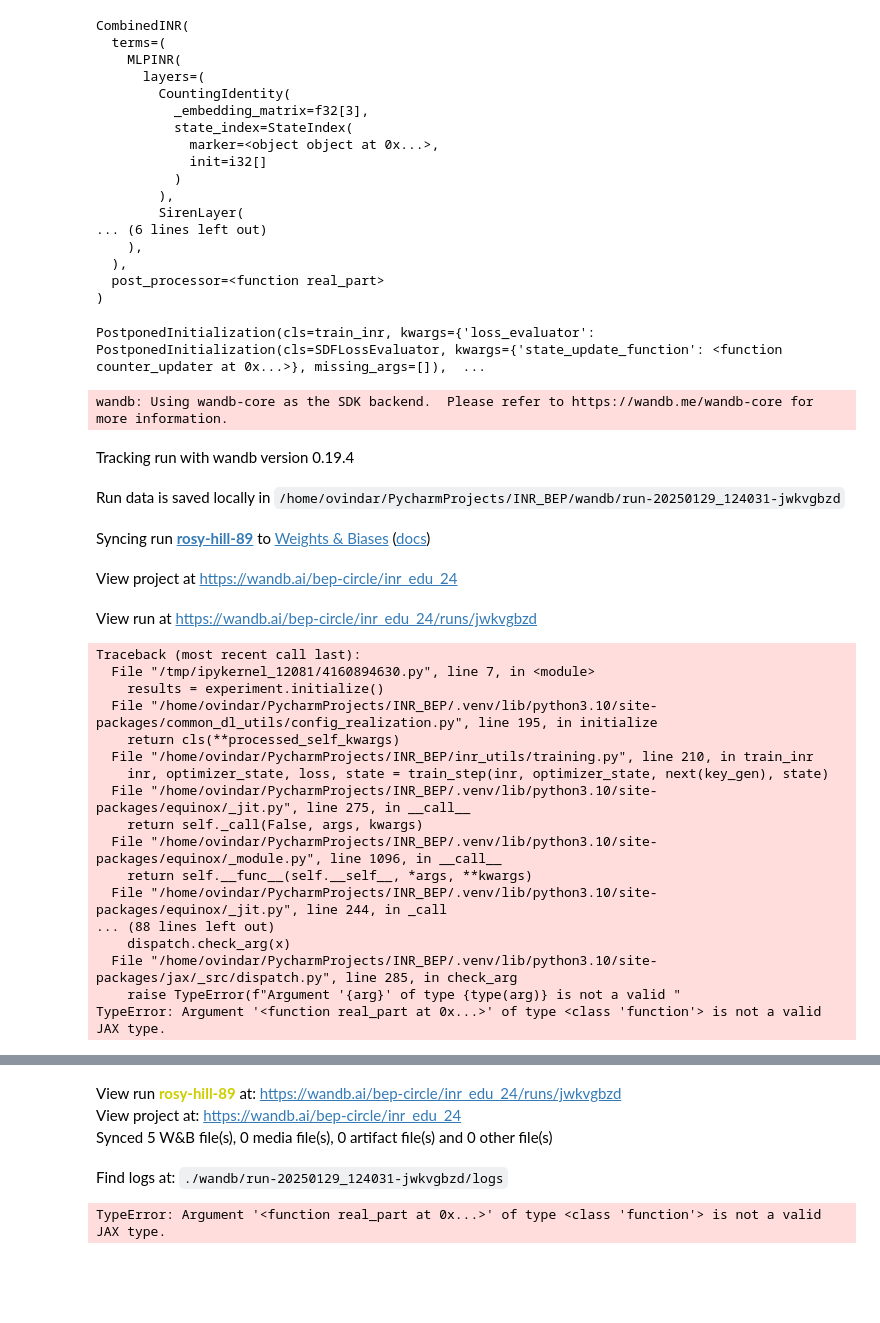
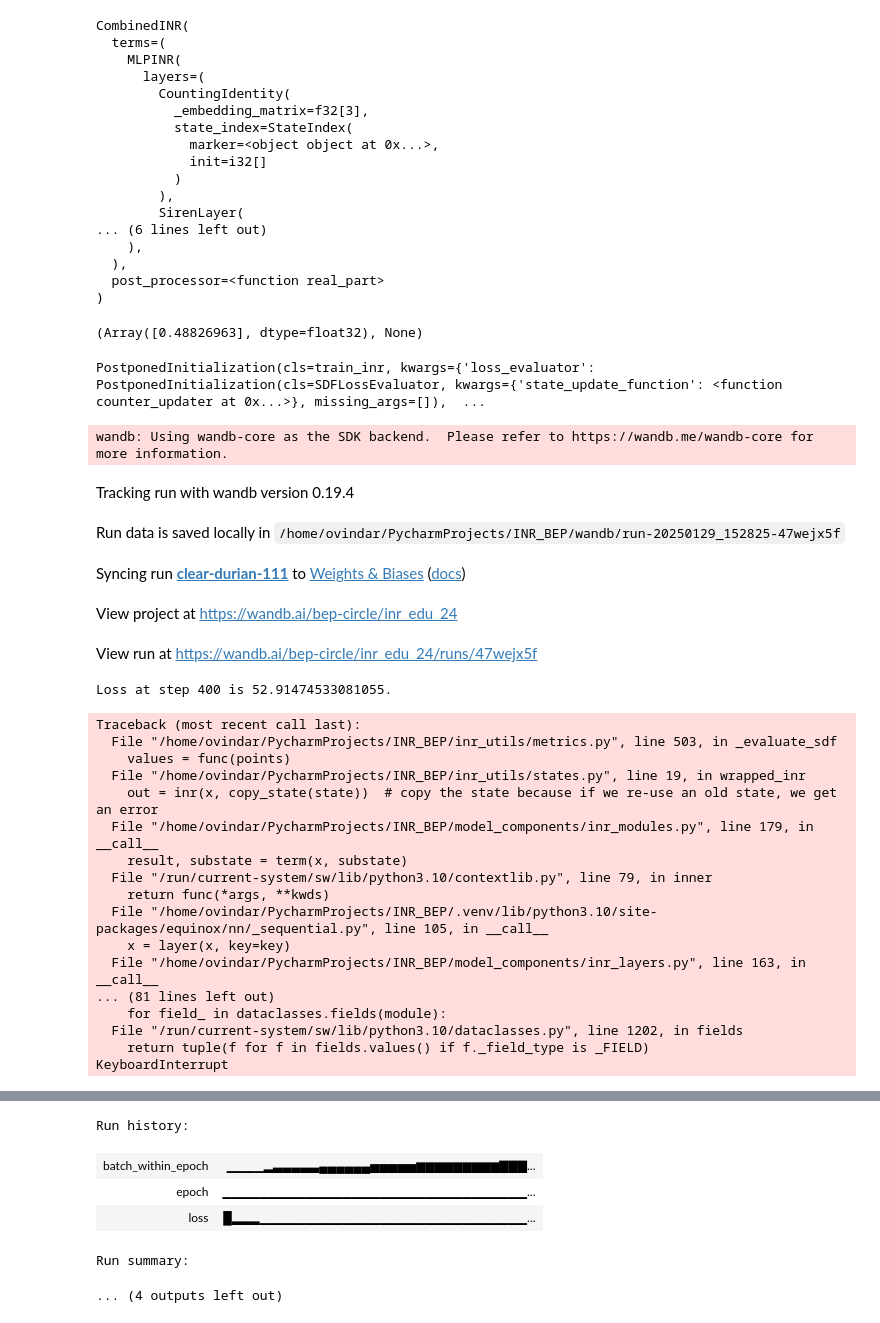
Before and after one commit to stilxam/INR_BEP, a Jupyter notebook: inr_sdf_ex.ipynb, the cells around one changed output, grey strips where cells are left out. Cells and saved outputs as stored; diff of their text form; code cells hidden in the pictures; blank space fills up the shorter version.

```diff
--- a/inr_sdf_ex.ipynb
+++ b/inr_sdf_ex.ipynb
@@ -54,6 +54,7 @@ config.model_config.terms = [  # CombinedINR uses multiple MLPs and returns the
         'initialization_scheme':'initialization_schemes.siren_scheme',
         'initialization_scheme_kwargs': {'w0': 12.},
         'positional_encoding_layer': ('state_test_objects.py', 'CountingIdentity'),
+        # 'post_processor': 'model_components.auxiliary.squeeze_array',
     }),
     # ('inr_modules.MLPINR.from_config',{
     #     'hidden_size': 1024,
@@ -120,10 +121,9 @@ config.after_training_callback = ('state_test_objects.py', 'after_training_callb
 
 config.metric_collector_config = {  # the metrics for MetricCollectingCallback / metrics.MetricCollector
     'metrics':[
-        ('metrics.JaccardIndexSDF', {
+        ('metrics.JaccardIndexSDFNumpy', {
             'frequency':'every_n_batches',
-            'grid': 100,
-            'batch_size': 100,
+            'grid_resolution': 100,
             'num_dims': 3,
         }),
 
@@ -177,6 +177,10 @@ except Exception as e:
     print(e)
     print('\n')
     pdb.post_mortem()
+# %%
+inr(jnp.zeros(3))
+# %% [output]
+(Array([0.48826963], dtype=float32), None)
 # %%
 # next we get the experiment from the config using common_jax_utils.run_utils.get_experiment_from_config_and_key
 experiment = cju.run_utils.get_experiment_from_config_and_key(
@@ -195,42 +199,50 @@ experiment
 PostponedInitialization(cls=train_inr, kwargs={'loss_evaluator': PostponedInitialization(cls=SDFLossEvaluator, kwargs={'state_update_function': <function counter_updater at 0x...>}, missing_args=[]),  ...
 # %%
 # and we run the experiment while logging things to wandb
-with wandb.init(
-    project='inr_edu_24',
-    notes='test',
-    tags=['test']
-) as run:
-    results = experiment.initialize()
+try:
+    with wandb.init(
+        project='inr_edu_24',
+        notes='test',
+        tags=['test']
+    ) as run:
+        results = experiment.initialize()
+except Exception as e:
+    traceback.print_exc()
+    print(e)
+    print('\n')
+    pdb.post_mortem()
 # %% [output]
 wandb: Using wandb-core as the SDK backend.  Please refer to https://wandb.me/wandb-core for more information.
 Tracking run with wandb version 0.19.4
-Run data is saved locally in /home/ovindar/PycharmProjects/INR_BEP/wandb/run-20250129_124031-jwkvgbzd
+Run data is saved locally in /home/ovindar/PycharmProjects/INR_BEP/wandb/run-20250129_152825-47wejx5f
-Syncing run rosy-hill-89 to Weights & Biases (docs)
+Syncing run clear-durian-111 to Weights & Biases (docs)
 View project at https://wandb.ai/bep-circle/inr_edu_24
-View run at https://wandb.ai/bep-circle/inr_edu_24/runs/jwkvgbzd
+View run at https://wandb.ai/bep-circle/inr_edu_24/runs/47wejx5f
-Traceback (most recent call last):
-  File "/tmp/ipykernel_12081/4160894630.py", line 7, in <module>
-    results = experiment.initialize()
-  File "/home/ovindar/PycharmProjects/INR_BEP/.venv/lib/python3.10/site-packages/common_dl_utils/config_realization.py", line 195, in initialize
-    return cls(**processed_self_kwargs)
-  File "/home/ovindar/PycharmProjects/INR_BEP/inr_utils/training.py", line 210, in train_inr
-    inr, optimizer_state, loss, state = train_step(inr, optimizer_state, next(key_gen), state)
-  File "/home/ovindar/PycharmProjects/INR_BEP/.venv/lib/python3.10/site-packages/equinox/_jit.py", line 275, in __call__
-    return self._call(False, args, kwargs)
-  File "/home/ovindar/PycharmProjects/INR_BEP/.venv/lib/python3.10/site-packages/equinox/_module.py", line 1096, in __call__
-    return self.__func__(self.__self__, *args, **kwargs)
-  File "/home/ovindar/PycharmProjects/INR_BEP/.venv/lib/python3.10/site-packages/equinox/_jit.py", line 244, in _call
-... (88 lines left out)
-    dispatch.check_arg(x)
-  File "/home/ovindar/PycharmProjects/INR_BEP/.venv/lib/python3.10/site-packages/jax/_src/dispatch.py", line 285, in check_arg
-    raise TypeError(f"Argument '{arg}' of type {type(arg)} is not a valid "
-TypeError: Argument '<function real_part at 0x...>' of type <class 'function'> is not a valid JAX type.
+Loss at step 400 is 52.91474533081055.
+Traceback (most recent call last):
+  File "/home/ovindar/PycharmProjects/INR_BEP/inr_utils/metrics.py", line 503, in _evaluate_sdf
+    values = func(points)
+  File "/home/ovindar/PycharmProjects/INR_BEP/inr_utils/states.py", line 19, in wrapped_inr
+    out = inr(x, copy_state(state))  # copy the state because if we re-use an old state, we get an error
+  File "/home/ovindar/PycharmProjects/INR_BEP/model_components/inr_modules.py", line 179, in __call__
+    result, substate = term(x, substate)
+  File "/run/current-system/sw/lib/python3.10/contextlib.py", line 79, in inner
+    return func(*args, **kwds)
+  File "/home/ovindar/PycharmProjects/INR_BEP/.venv/lib/python3.10/site-packages/equinox/nn/_sequential.py", line 105, in __call__
+    x = layer(x, key=key)
+  File "/home/ovindar/PycharmProjects/INR_BEP/model_components/inr_layers.py", line 163, in __call__
+... (81 lines left out)
+    for field_ in dataclasses.fields(module):
+  File "/run/current-system/sw/lib/python3.10/dataclasses.py", line 1202, in fields
+    return tuple(f for f in fields.values() if f._field_type is _FIELD)
+KeyboardInterrupt
 [interactive output not drawn]
-View run rosy-hill-89 at: https://wandb.ai/bep-circle/inr_edu_24/runs/jwkvgbzd
-View project at: https://wandb.ai/bep-circle/inr_edu_24
-Synced 5 W&B file(s), 0 media file(s), 0 artifact file(s) and 0 other file(s)
-Find logs at: ./wandb/run-20250129_124031-jwkvgbzd/logs
-TypeError: Argument '<function real_part at 0x...>' of type <class 'function'> is not a valid JAX type.
+Run history:
+| batch_within_epoch | ▁▁▁▁▂▃▃▃▃▃▄▄▄▄▄▄▅▅▅▅▅▆▆▆▆▆▆▆▆▆▇▇▇... |
+| epoch | ▁▁▁▁▁▁▁▁▁▁▁▁▁▁▁▁▁▁▁▁▁▁▁▁▁▁▁▁▁▁▁▁▁... |
+| loss | █▂▂▂▁▁▁▁▁▁▁▁▁▁▁▁▁▁▁▁▁▁▁▁▁▁▁▁▁▁▁▁▁... |
+Run summary:
+... (4 outputs left out)
 # %%
 inr, losses, optimizer_state, state, loss_evaluator, additional_output = results
 inr
```
Also changed, not shown: parts of 5 cells of this notebook, 2 other files.
